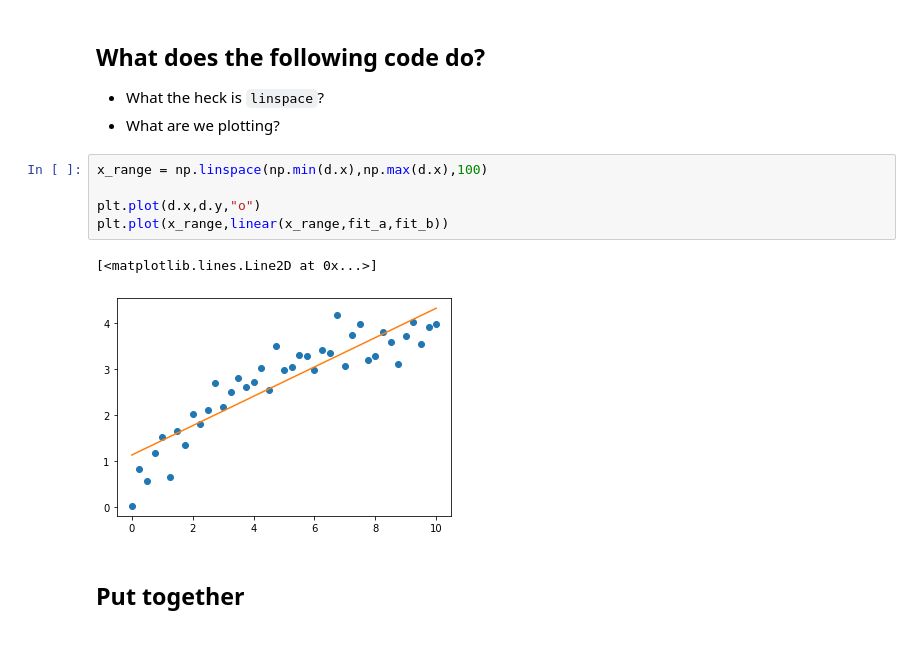
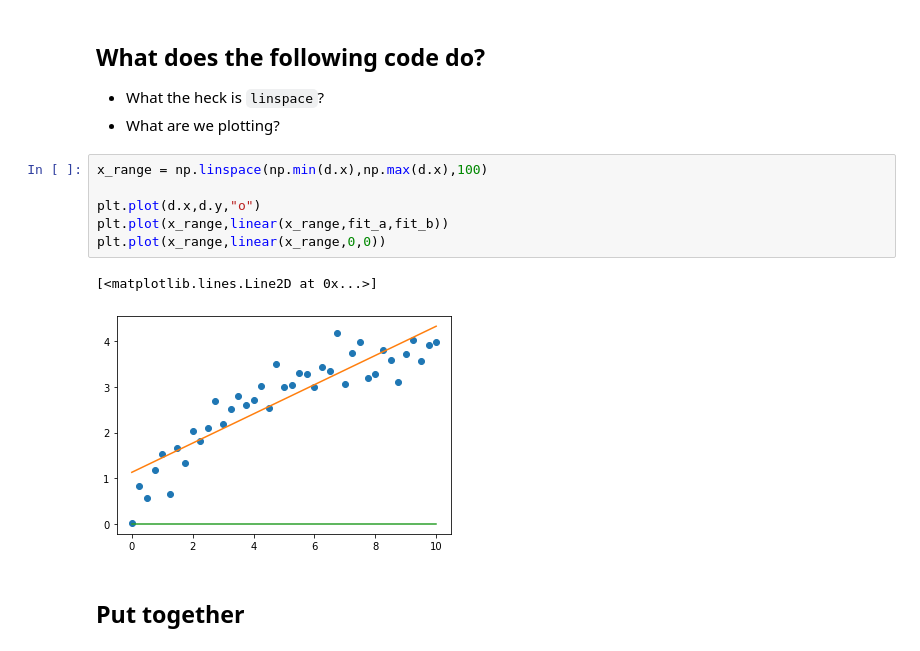
Before and after one commit to harmsm/pythonic-science, a Jupyter notebook: chapters/02_regression/01_fitting-with-least-squares_key.ipynb, the cells around one changed output. Cells and saved outputs as stored; diff of their text form.

```diff
--- a/chapters/02_regression/01_fitting-with-least-squares_key.ipynb
+++ b/chapters/02_regression/01_fitting-with-least-squares_key.ipynb
@@ -59,11 +59,12 @@ print(fit.x)
 # %%
 x_range = np.linspace(np.min(d.x),np.max(d.x),100)
 
 plt.plot(d.x,d.y,"o")
 plt.plot(x_range,linear(x_range,fit_a,fit_b))
+plt.plot(x_range,linear(x_range,0,0))
 # %% [output]
 [<matplotlib.lines.Line2D at 0x...>]
-[figure, old version]
+[figure, new version]
 # %% [markdown]
 ## Put together
 # %%
```
Also changed, not shown: parts of 3 cells of this notebook, 12 other files.
